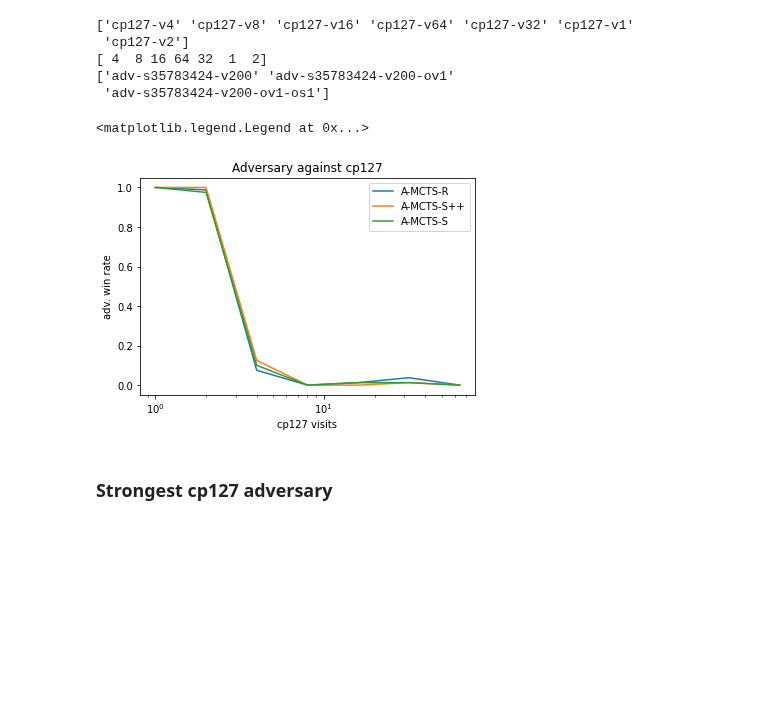
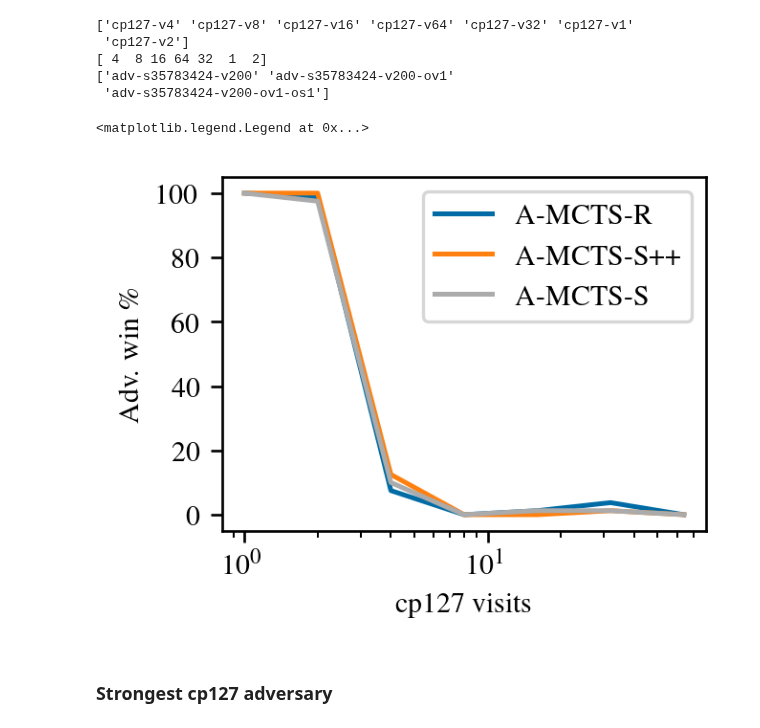
Before and after one commit to AlignmentResearch/go_attack, a Jupyter notebook: notebooks/iclr2022/plots.ipynb, the cells around one changed output. Drawn from its saved outputs; the diff is of its cells as text; code cells hidden in the pictures; blank space fills up the shorter version.

```diff
--- a/notebooks/iclr2022/plots.ipynb
+++ b/notebooks/iclr2022/plots.ipynb
@@ -12,4 +12,14 @@ import matplotlib.pyplot as plt
 import pandas as pd
 import seaborn as sns
 
-from go_attack import game_info
+plt.rcParams.update(
+    {
+        "pgf.texsystem": "pdflatex",
+        "font.family": "serif",
+        "font.serif": ["Times"],
+        "text.usetex": True,
+        "pgf.rcfonts": False,
+        "font.size": 9,
+    }
+)
+plt.style.use('tableau-colorblind10')
@@ -136,23 +166,34 @@ print(df.adv_name.unique())
 ['adv-s35783424-v200' 'adv-s35783424-v200-ov1'
  'adv-s35783424-v200-ov1-os1']
 # %%
-df.query("adv_name == 'adv-s35783424-v200'").groupby(
+fig, axs = plt.subplots(
+    1,
+    1,
+    constrained_layout=True,
+    figsize=(2.64049, 2),
+    dpi=240,
+    gridspec_kw={"height_ratios": [10]},
+)
+
+(100 *df.query("adv_name == 'adv-s35783424-v200'").groupby(
     "victim_visits"
-).mean().adv_win.plot(label="A-MCTS-R")
-df.query("adv_name == 'adv-s35783424-v200-ov1'").groupby(
+).mean(numeric_only=True).adv_win).plot(label="A-MCTS-R")
+(100 * df.query("adv_name == 'adv-s35783424-v200-ov1'").groupby(
     "victim_visits"
-).mean().adv_win.plot(label="A-MCTS-S++")
-df.query("adv_name == 'adv-s35783424-v200-ov1-os1'").groupby(
+).mean(numeric_only=True).adv_win).plot(label="A-MCTS-S++")
+(100 * df.query("adv_name == 'adv-s35783424-v200-ov1-os1'").groupby(
     "victim_visits"
-).mean().adv_win.plot(label="A-MCTS-S")
+).mean(numeric_only=True).adv_win).plot(label="A-MCTS-S")
+
+plt.ylim(-5, 105)
 plt.xscale("log")
-plt.ylabel("adv. win rate")
-plt.title("Adversary against cp127")
+plt.ylabel("Adv. win \\%")
+# plt.title("Adversary against cp127")
 plt.xlabel("cp127 visits")
 plt.legend()
 # %% [output]
 <matplotlib.legend.Legend at 0x...>
-[figure, old version]
+[figure, new version]
 # %% [markdown]
 ### Strongest cp127 adversary
 # %%
```
Also changed, not shown: parts of 10 cells of this notebook, 3 other files.
